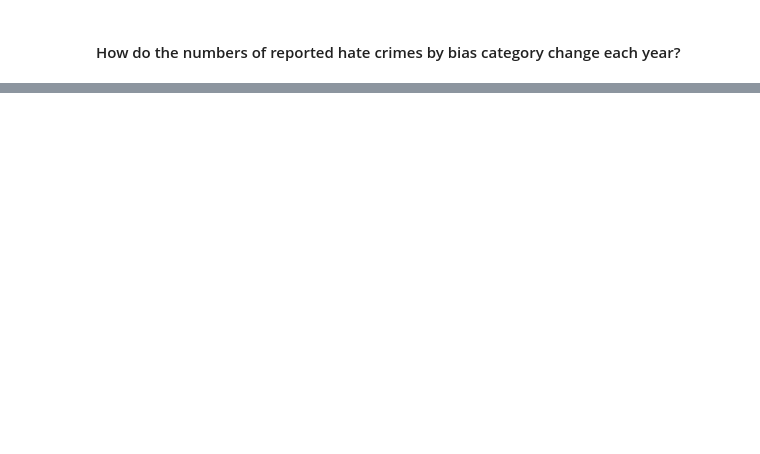
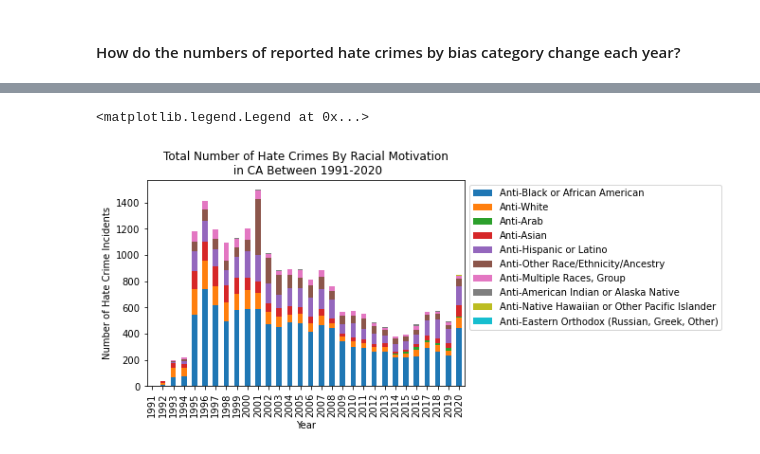
Before and after one commit to shraddha1803/STA_141B_Project, a Jupyter notebook: analysis/final_hc_analysis.ipynb, the cells around one changed output, grey strips where cells are left out. Drawn from its saved outputs; the diff is of its cells as text; code cells hidden in the pictures; blank space fills up the shorter version.

```diff
--- a/analysis/final_hc_analysis.ipynb
+++ b/analysis/final_hc_analysis.ipynb
@@ -330,0 +395,18 @@ racebias_20_map
+# %%
+# num of each specific racial bias over years in CA
+CA_racebias_hc = pd.DataFrame(CA_hc[CA_hc["bias_cat"] == "race/ethn"].groupby(["year", "bias_desc"])["incident_id"].count())
+CA_racebias_hc.reset_index(inplace = True)
+CA_racebias_hc.columns = ["year", "bias_desc", "num_race_incident"]
+# %%
+# rearrange columns of num_racebias_hc in order to make box plot
+CA_racebias_hc_t_df = transpose_df(CA_racebias_hc, bias_cat_dic["race/ethn"], "bias_desc", "num_race_incident")
+
+# Bar plot of number of reported hate crimes by race/ethn category over the years
+CA_num_racebias_hc_plt = CA_racebias_hc_t_df.plot(kind='bar', stacked=True)
+CA_num_racebias_hc_plt.set(xlabel = "Year", ylabel = "Number of Hate Crime Incidents",
+                title = "Total Number of Hate Crimes By Racial Motivation\n in CA Between 1991-2020")
+plt.legend(bbox_to_anchor = [1, 1])
+#plt.savefig("US_num_racebias_hc_plt.png")
+# %% [output]
+<matplotlib.legend.Legend at 0x...>
+[figure, added]
```
Also changed, not shown: parts of 18 cells of this notebook, 3 other files.
